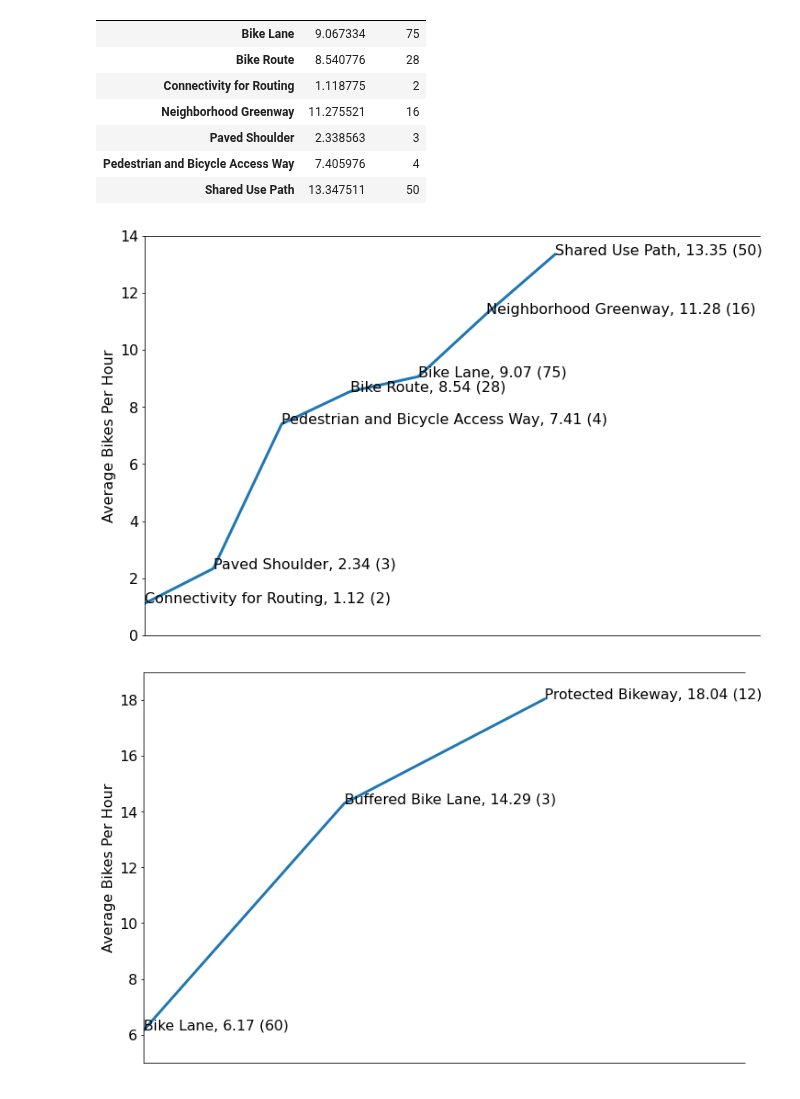
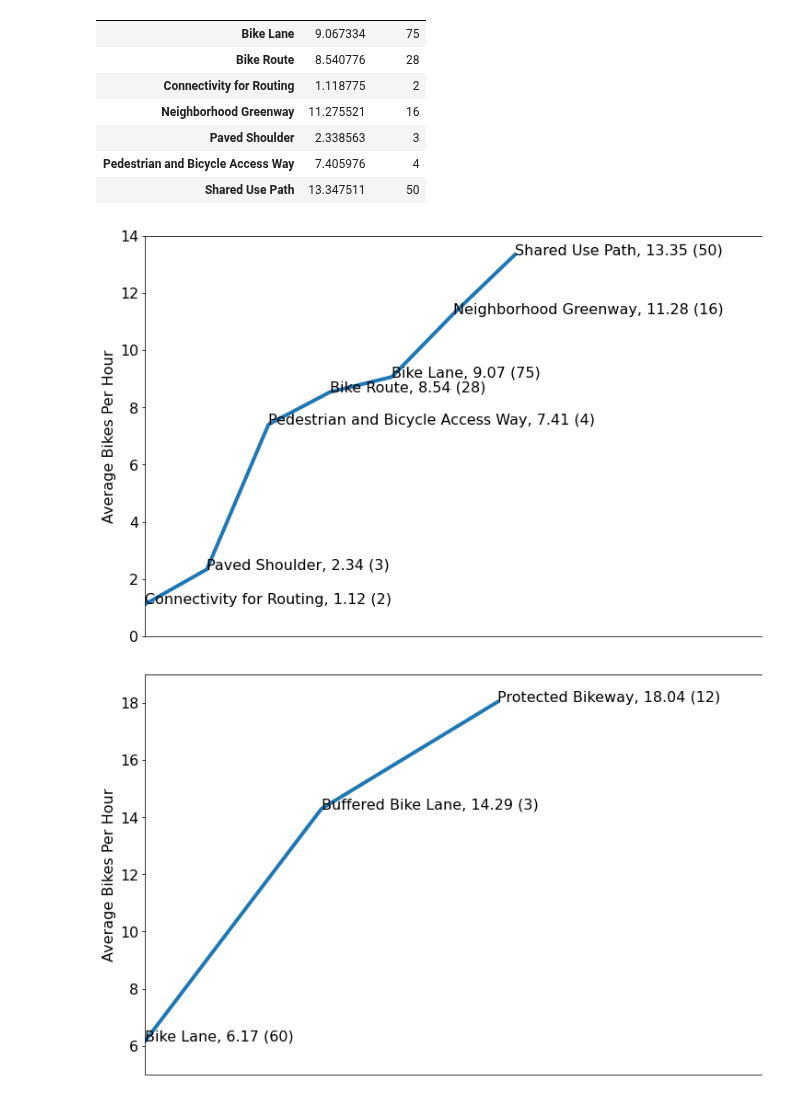
Before and after one commit to dongmeic/BikeCounting, a Jupyter notebook: Analysis/Bike_Counts_by_Lane_Type.ipynb, the cells around one changed output. Drawn from its saved outputs; the diff is of its cells as text; code cells hidden in the pictures.

Commit message:
bph by type

```diff
--- a/Analysis/Bike_Counts_by_Lane_Type.ipynb
+++ b/Analysis/Bike_Counts_by_Lane_Type.ipynb
@@ -177,11 +177,11 @@ def get_df(dat=bph_type):
 # %%
 outpath = r"T:\DCProjects\StoryMap\BikeCounting\figures"
 # %%
-def plot_bph(dat=bph_type, x = np.array(range(0,7)), axis_range=[0, 9, 0, 14], outname="bph_facility_type"):
+def plot_bph(dat=bph_type, x = np.array(range(0,7)), axis_range=[0, 10, 0, 14], outname="bph_facility_type"):
     df = get_df(dat=dat)
     fig, ax = plt.subplots(figsize=(12,8))
     plt.xticks(x, "")
-    plt.plot(x, df.bph, linewidth=3)
+    plt.plot(x, df.bph, linewidth=4)
     right_side = ax.spines["right"]
     right_side.set_visible(False)
     #top_side = ax.spines["top"]
@@ -196,10 +196,10 @@ def plot_bph(dat=bph_type, x = np.array(range(0,7)), axis_range=[0, 9, 0, 14], o
 # %%
 plot_bph()
 # %% [output]
-[figure, old version]
+[figure, new version]
 # %%
 bph_lane = sj_lane[['BPH', 'Locatin', 'lane_type']].groupby('lane_type').agg({"BPH": np.mean, "Locatin": pd.Series.nunique})
 # %%
-plot_bph(dat=bph_lane, x = np.array(range(0,3)), axis_range=[0, 3, 5, 19], outname="bph_lane_type")
+plot_bph(dat=bph_lane, x = np.array(range(0,3)), axis_range=[0, 3.5, 5, 19], outname="bph_lane_type")
 # %% [output]
-[figure, old version]
+[figure, new version]
```
Also changed, not shown: parts of 1 cell of this notebook.
